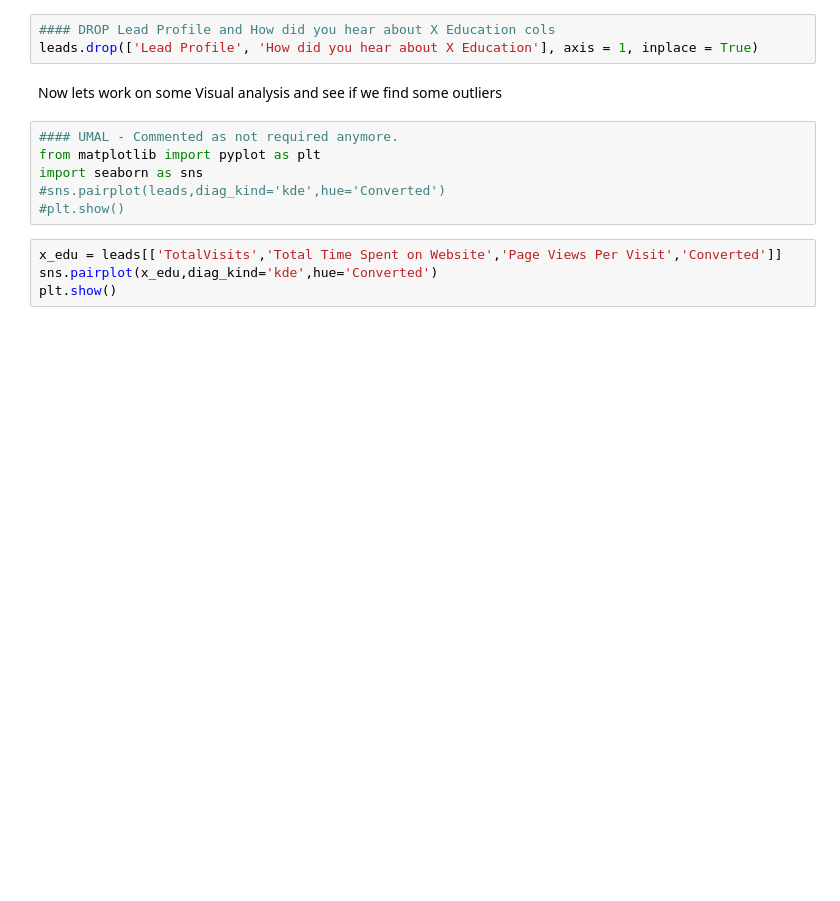
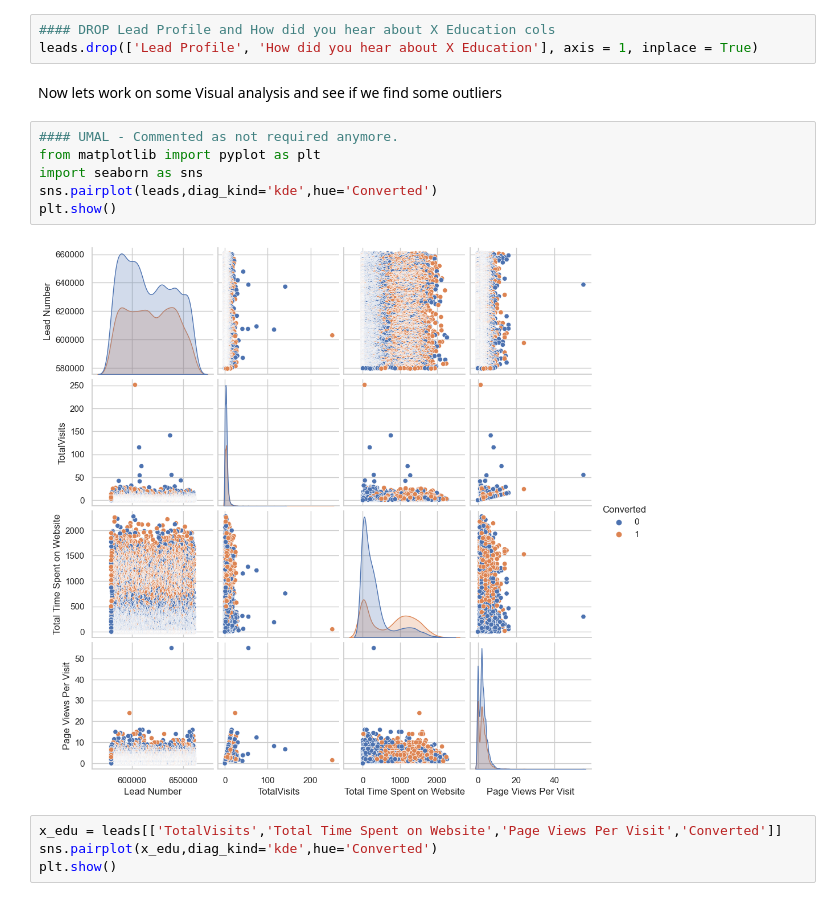
Before and after one commit to umalbhole/Lead_Scoring_Case_Study, a Jupyter notebook: Lead_Scoring_CaseStudy_UUT.ipynb, the cells around one changed output. Cells and saved outputs as stored; diff of their text form; blank space fills up the shorter version.

```diff
--- a/Lead_Scoring_CaseStudy_UUT.ipynb
+++ b/Lead_Scoring_CaseStudy_UUT.ipynb
@@ -373,9 +373,11 @@ Now lets work on some Visual analysis and see if we find some outliers
 # %%
 #### UMAL - Commented as not required anymore.
 from matplotlib import pyplot as plt
 import seaborn as sns
-#sns.pairplot(leads,diag_kind='kde',hue='Converted')
-#plt.show()
+sns.pairplot(leads,diag_kind='kde',hue='Converted')
+plt.show()
+# %% [output]
+[figure, added]
 # %%
 x_edu = leads[['TotalVisits','Total Time Spent on Website','Page Views Per Visit','Converted']]
 sns.pairplot(x_edu,diag_kind='kde',hue='Converted')
```
Also changed, not shown: parts of 150 cells of this notebook.
